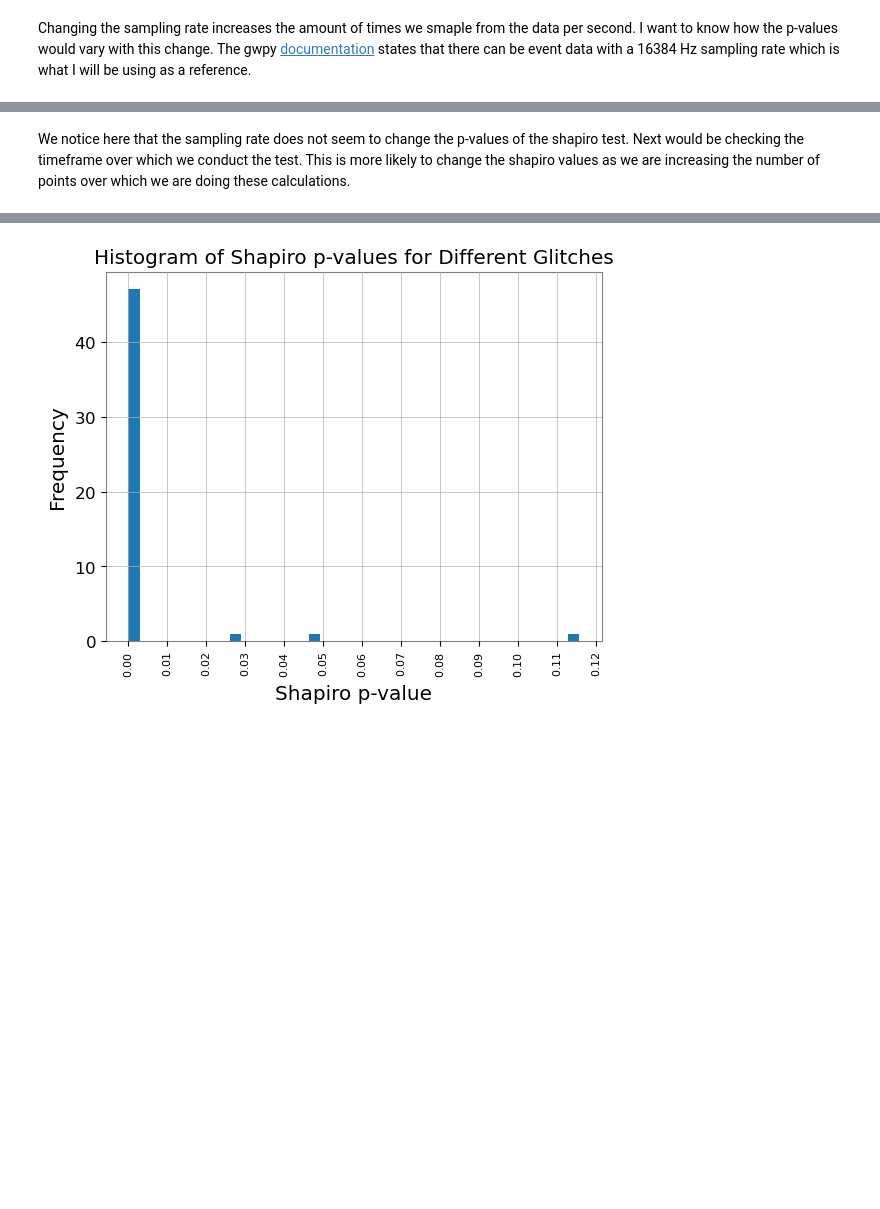
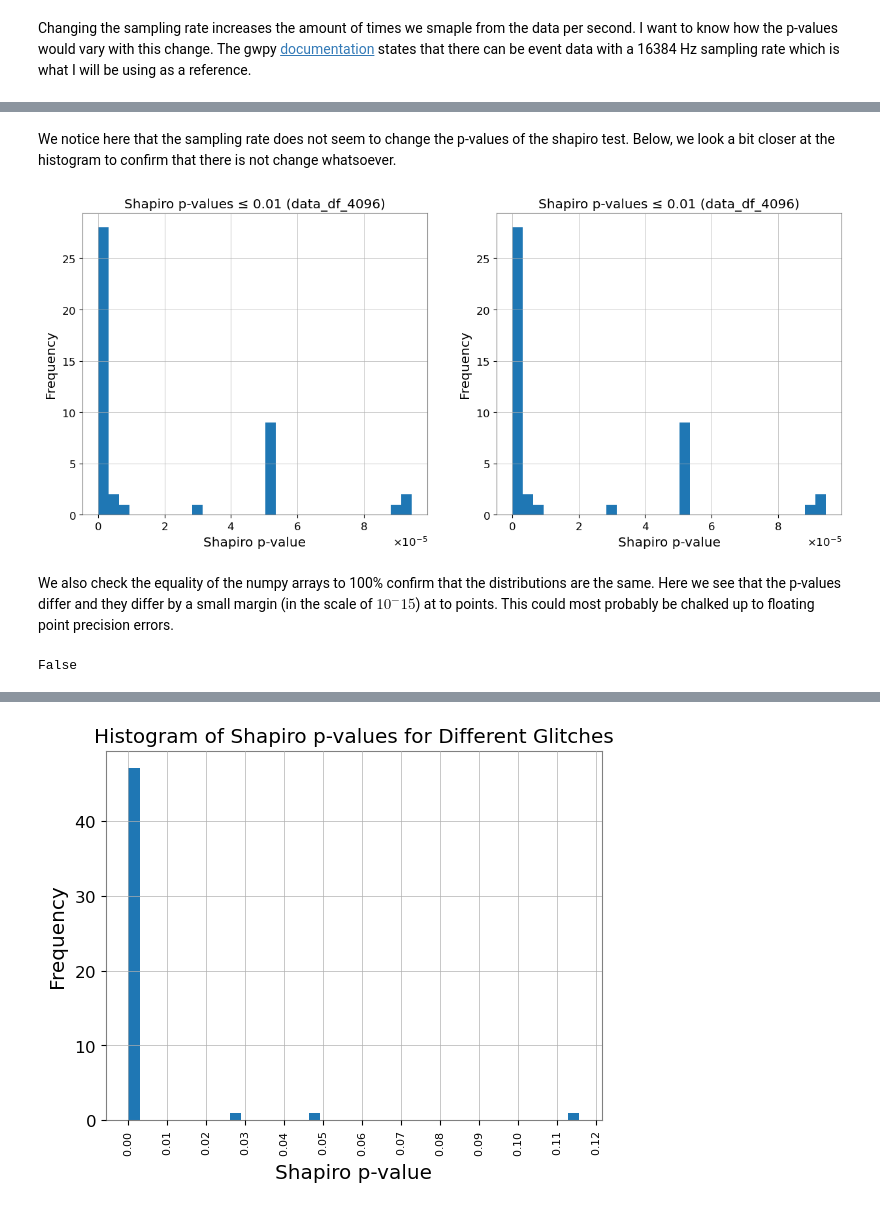
Before and after one commit to ashishmathew0297/gwpy-experiments, a Jupyter notebook: code/shapiro_test.ipynb, the cells around one changed output, grey strips where cells are left out. Saved outputs shown, nothing was run; the diff lists cells and outputs as text; code cells hidden in the pictures; blank space fills up the shorter version.

Commit message:
Studying Shapiro value distributions

```diff
--- a/code/shapiro_test.ipynb
+++ b/code/shapiro_test.ipynb
@@ -170,3 +170,31 @@ Max Shapiro p-value: 0.11571115310990238
 Min Shapiro p-value: 1.6900606781882096e-33
 # %% [markdown]
-We notice here that the sampling rate does not seem to change the p-values of the shapiro test. Next would be checking the timeframe over which we conduct the test. This is more likely to change the shapiro values as we are increasing the number of points over which we are doing these calculations.
+We notice here that the sampling rate does not seem to change the p-values of the shapiro test. Below, we look a bit closer at the histogram to confirm that there is not change whatsoever.
+# %%
+def view_filtered_histograms(threshold = 0.06):
+    filtered_4096 = data_df_4096[data_df_4096['shapiro_pvalue'] <= threshold]
+    filtered_16384 = data_df_16384[data_df_16384['shapiro_pvalue'] <= threshold]
+
+    fig, ax = plt.subplots(1, 2, figsize=(15, 6))
+
+    ax[0].hist(filtered_4096['shapiro_pvalue'], bins=30)
+    ax[0].set_xlabel("Shapiro p-value")
+    ax[0].set_ylabel("Frequency")
+    ax[0].set_title("Shapiro p-values ≤ 0.01 (data_df_4096)")
+
+
+    ax[1].hist(filtered_16384['shapiro_pvalue'], bins=30)
+    ax[1].set_xlabel("Shapiro p-value")
+    ax[1].set_ylabel("Frequency")
+    ax[1].set_title("Shapiro p-values ≤ 0.01 (data_df_4096)")
+    plt.show()
+# %%
+view_filtered_histograms(0.0001)
+# %% [output]
+[figure, added]
+# %% [markdown]
+We also check the equality of the numpy arrays to 100% confirm that the distributions are the same. Here we see that the p-values differ and they differ by a small margin (in the scale of $10^-15$) at to points. This could most probably be chalked up to floating point precision errors.
+# %%
+data_df_4096['shapiro_pvalue'].equals(data_df_16384['shapiro_pvalue'])
+# %% [output]
+False
```
Also changed, not shown: parts of 5 cells of this notebook.
